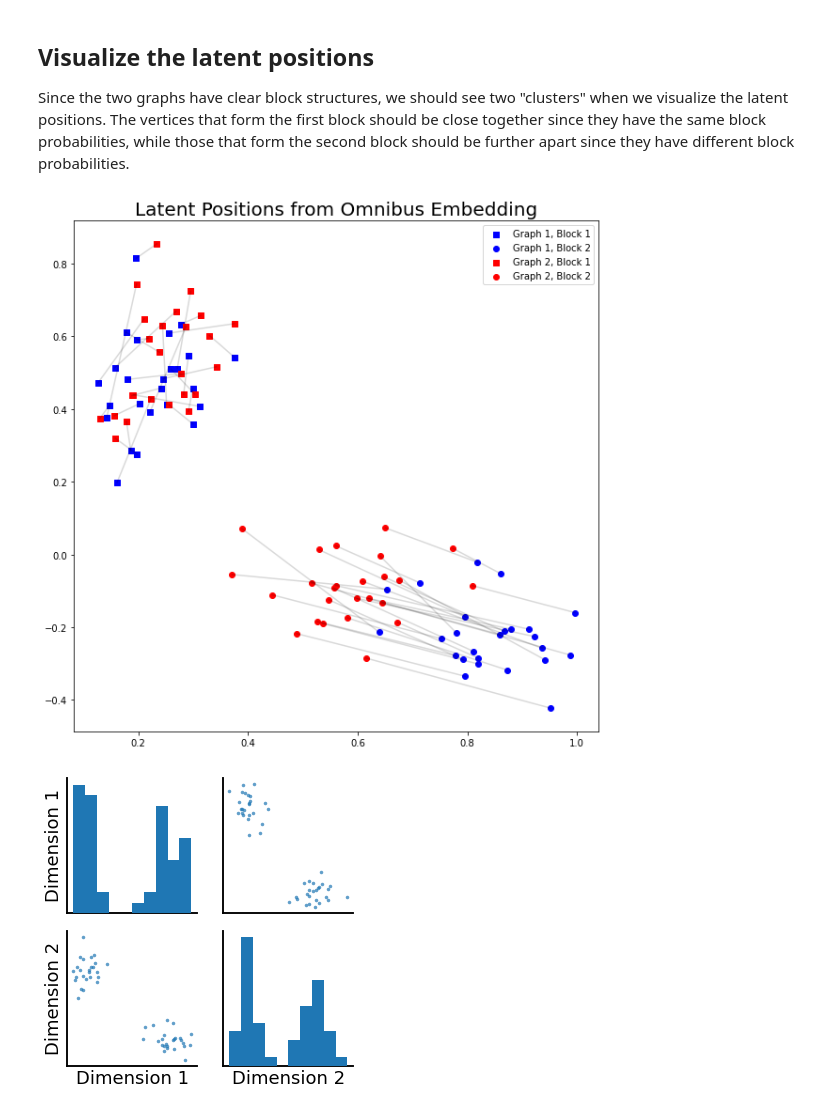
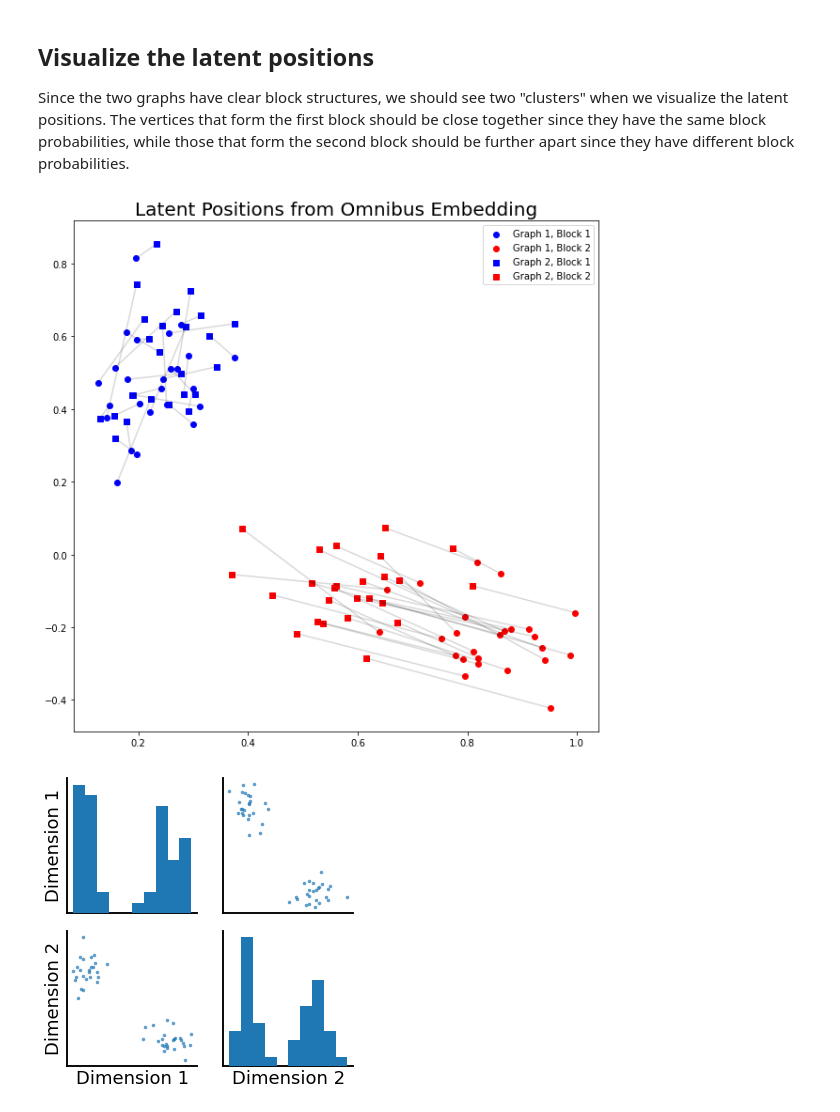
Before and after one commit to zeou1/graspy, a Jupyter notebook: docs/tutorials/embedding/LSE-OMNI.ipynb, the cells around one changed output. Saved outputs shown, nothing was run; the diff lists cells and outputs as text; code cells hidden in the pictures.

```diff
--- a/docs/tutorials/embedding/LSE-OMNI.ipynb
+++ b/docs/tutorials/embedding/LSE-OMNI.ipynb
@@ -105,22 +101,22 @@ Since the two graphs have clear block structures, we should see two "clusters" w
 # %%
 Xhat1 = Zhat[0]
 Xhat2 = Zhat[1]
 
 # Plot the points
 fig, ax = plt.subplots(figsize=(10, 10))
-ax.scatter(Xhat1[:25, 0], Xhat1[:25, 1], marker='s', c='blue', label = 'Graph 1, Block 1')
-ax.scatter(Xhat1[25:, 0], Xhat1[25:, 1], marker='o', c='blue', label = 'Graph 1, Block 2')
-ax.scatter(Xhat2[:25, 0], Xhat2[:25, 1], marker='s', c='red', label = 'Graph 2, Block 1')
-ax.scatter(Xhat2[25:, 0], Xhat2[25:, 1], marker='o', c='red', label= 'Graph 2, Block 2')
+ax.scatter(Xhat1[:25, 0], Xhat1[:25, 1], marker='o', c='blue', label = 'Graph 1, Block 1')
+ax.scatter(Xhat1[25:, 0], Xhat1[25:, 1], marker='o', c='red', label = 'Graph 1, Block 2')
+ax.scatter(Xhat2[:25, 0], Xhat2[:25, 1], marker='s', c='blue', label = 'Graph 2, Block 1')
+ax.scatter(Xhat2[25:, 0], Xhat2[25:, 1], marker='s', c='red', label= 'Graph 2, Block 2')
 ax.legend()
 
 # Plot lines between matched pairs of points
 for i in range(50):
     ax.plot([Xhat1[i, 0], Xhat2[i, 0]], [Xhat1[i, 1], Xhat2[i, 1]], 'black', alpha = 0.15)
 
 _ = ax.set_title('Latent Positions from Omnibus Embedding', fontsize=20)
 # %% [output]
-[figure, old version]
+[figure, new version]
 # %%
 from graspologic.plot import pairplot
 
```
Also changed, not shown: parts of 5 cells of this notebook, 2 other files.
